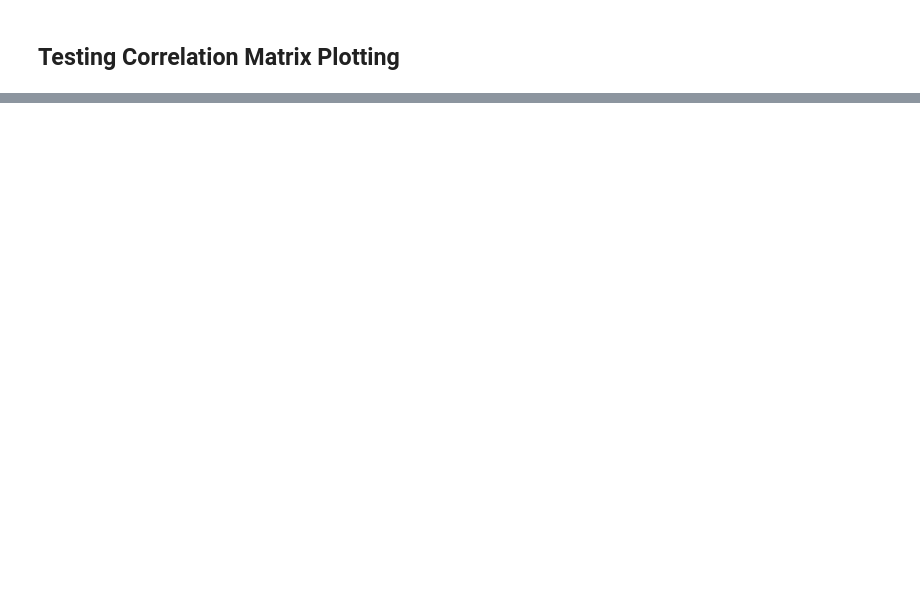
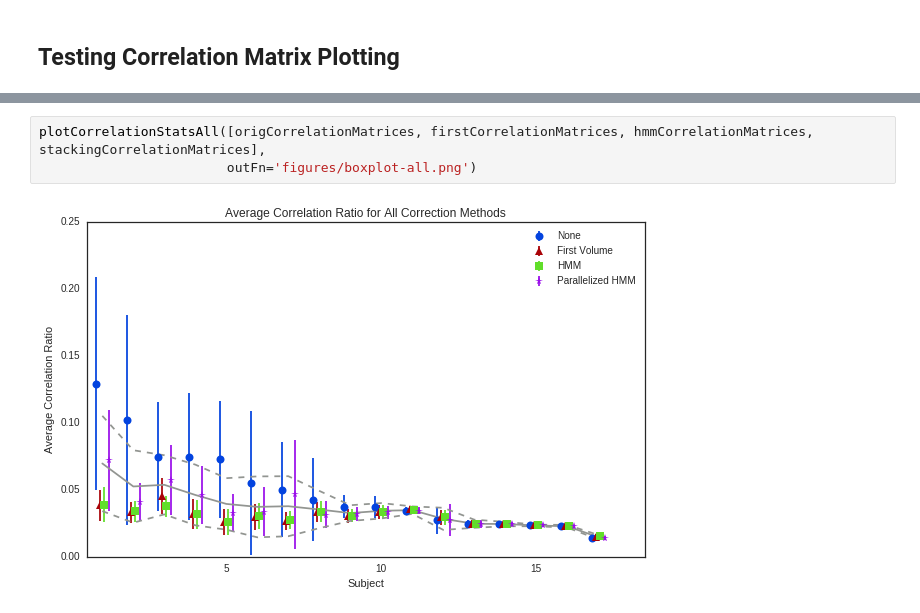
Before and after one commit to jmschabdach/markov-movement-correction, a Jupyter notebook: figureGeneration.ipynb, the cells around one changed output, grey strips where cells are left out. Cells and saved outputs as stored; diff of their text form; blank space fills up the shorter version.

```diff
--- a/figureGeneration.ipynb
+++ b/figureGeneration.ipynb
@@ -566,0 +717,5 @@ plotTimeseriesSimilarities(time, preReg_mi, first_mi,
+# %%
+plotCorrelationStatsAll([origCorrelationMatrices, firstCorrelationMatrices, hmmCorrelationMatrices, stackingCorrelationMatrices],
+                        outFn='figures/boxplot-all.png')
+# %% [output]
+[figure, added]
```
Also changed, not shown: parts of 46 cells of this notebook.
